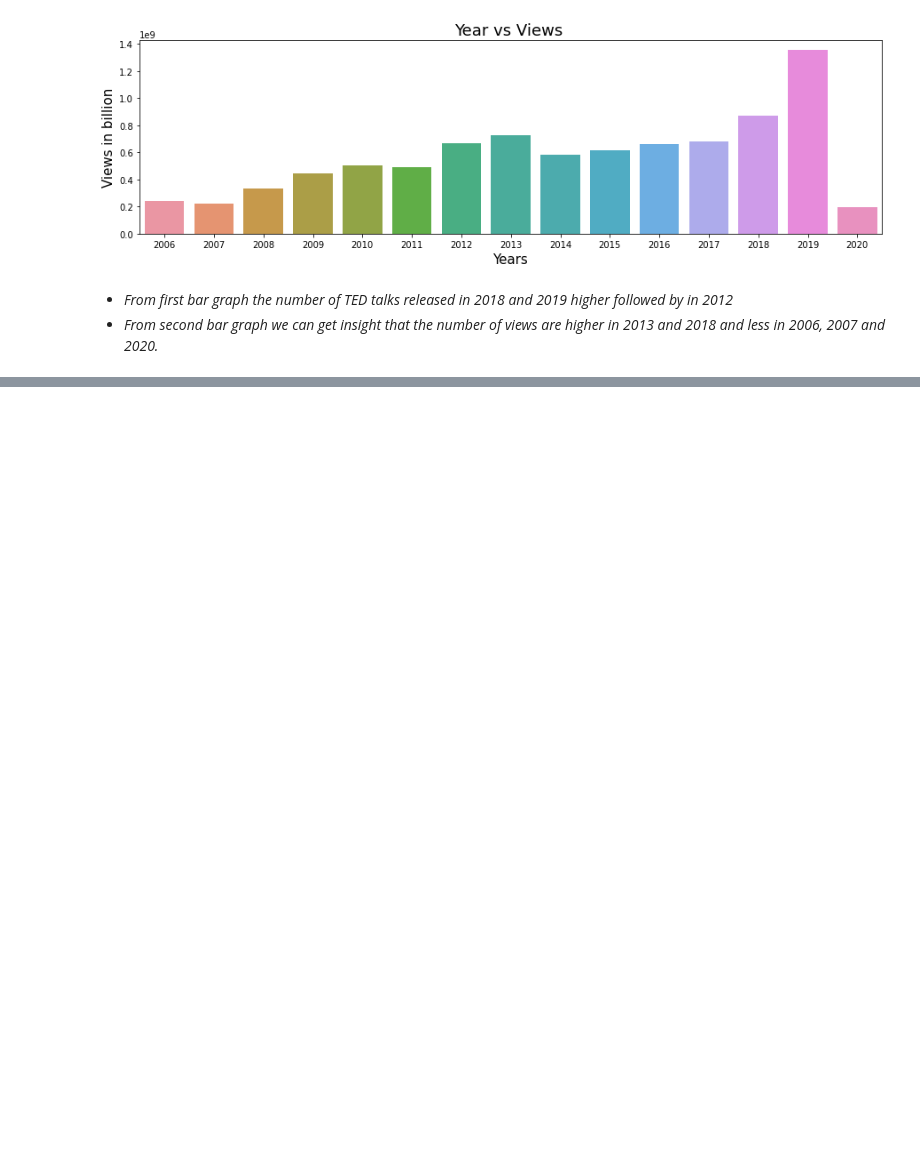
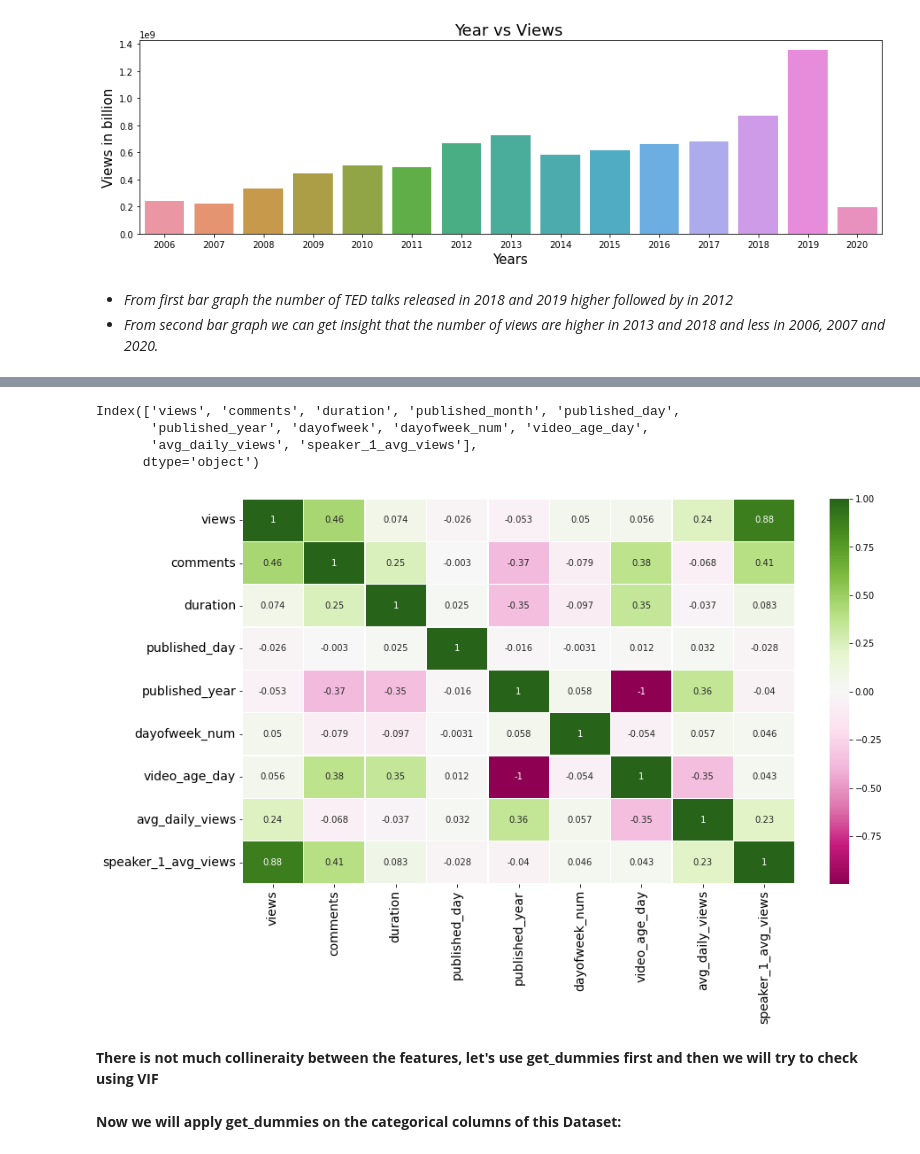
Before and after one commit to paulsoumyadip/ted_talk_views_prediction, a Jupyter notebook: Ted_Talks_Views_Prediction_Regression_Capstone_.ipynb, the cells around one changed output, grey strips where cells are left out. Cells and saved outputs as stored; diff of their text form; code cells hidden in the pictures; blank space fills up the shorter version.

```diff
--- a/Ted_Talks_Views_Prediction_Regression_Capstone_.ipynb
+++ b/Ted_Talks_Views_Prediction_Regression_Capstone_.ipynb
@@ -343,5 +372,11 @@ Text(0.5, 1.0, 'Count')
 # %% [markdown]
 *Alex Gendler has highest views count followed by Sir Ken Robinson and james veitch*
+# %%
+pop_speaker=tedtalk_df.groupby('speaker_1').agg({'views' : 'mean'}).sort_values(['views'],ascending=False)
+pop_speaker=pop_speaker.to_dict()
+pop_speaker=pop_speaker.values()
+pop_speaker=  list(pop_speaker)[0]
+tedtalk_df['speaker_1_avg_views']=tedtalk_df['speaker_1'].map(pop_speaker)
 # %% [markdown]
 **Top five video with the highest views:**
 # %%
@@ -470,0 +521,21 @@ Text(0.5, 1.0, 'Year vs Views ')
+# %%
+tedtalk_df.drop( columns = ['talk_id', 'title', 'speaker_1', 'recorded_date', 'published_date','about_speakers',
+                                 'event', 'url','description','transcript','native_lang','related_talks', 'available_lang', 'topics', 'all_speakers', 'occupations'], inplace = True)
+# %%
+tedtalk_df.columns
+# %% [output]
+Index(['views', 'comments', 'duration', 'published_month', 'published_day',
+       'published_year', 'dayofweek', 'dayofweek_num', 'video_age_day',
+       'avg_daily_views', 'speaker_1_avg_views'],
+      dtype='object')
+# %%
+plt.figure(figsize = (14,8))
+plt.xticks(fontsize= 14)
+plt.yticks(fontsize= 14)
+sns.heatmap(tedtalk_df.corr(), annot=True, linewidth=.5,cmap="PiYG");
+# %% [output]
+[figure, added]
+# %% [markdown]
+**There is not much collineraity between the features, let's use get_dummies first and then we will try to check using VIF**
+# %% [markdown]
+**Now we will apply get_dummies on the categorical columns of this Dataset:**
```
Also changed, not shown: parts of 33 cells of this notebook.
